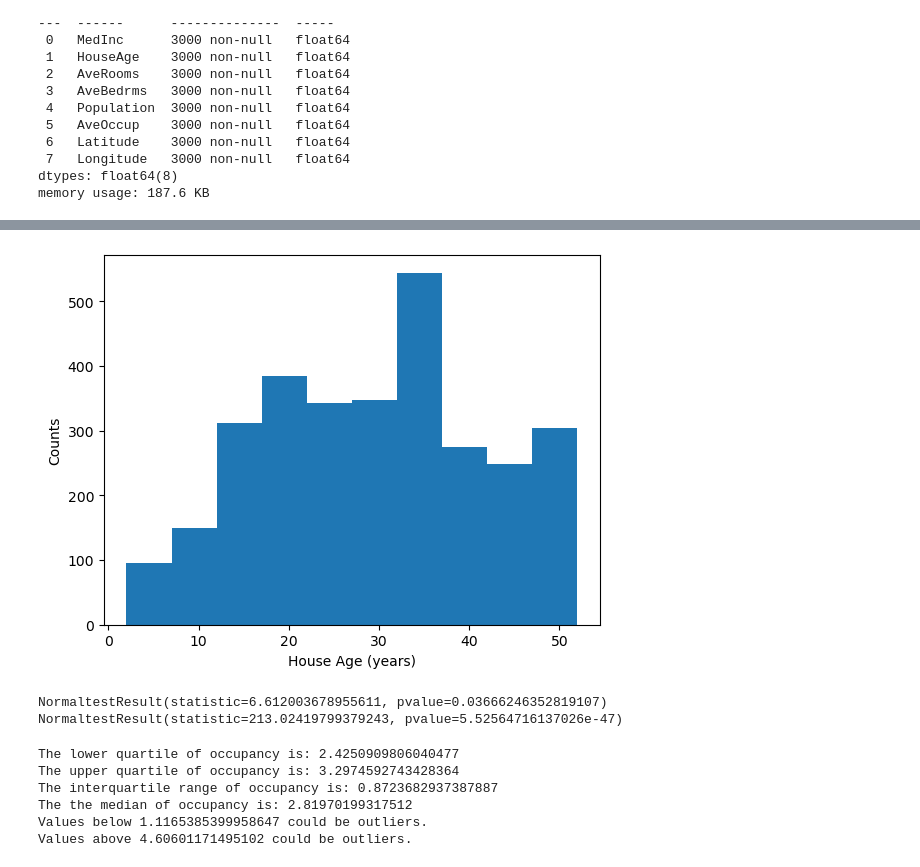
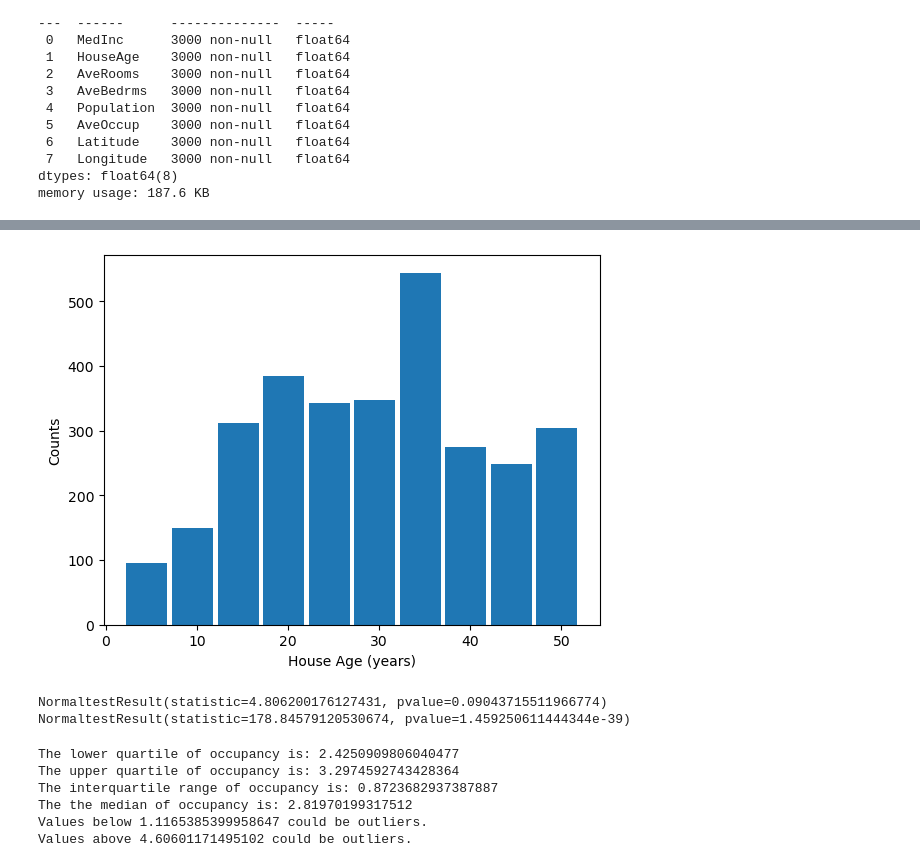
Before and after one commit to DylanSui799/UCBBootCampWork, a Jupyter notebook: 01-Sessions/05-Data-Visualization/3/Activities/03-Stu_Summary_Stats_Python/Solved/summary_stats_solution.ipynb, the cells around one changed output, grey strips where cells are left out. Drawn from its saved outputs; the diff is of its cells as text; code cells hidden in the pictures.

```diff
--- a/01-Sessions/05-Data-Visualization/3/Activities/03-Stu_Summary_Stats_Python/Solved/summary_stats_solution.ipynb
+++ b/01-Sessions/05-Data-Visualization/3/Activities/03-Stu_Summary_Stats_Python/Solved/summary_stats_solution.ipynb
@@ -51,15 +56,15 @@ Name: Population, dtype: float64
 # %%
 # Determine if the house age in California is normally distributed using a small and large sample size.
-plt.hist(california_data['HouseAge'])
+plt.hist(california_data['HouseAge'],rwidth=0.9)
 plt.xlabel('House Age (years)')
 plt.ylabel('Counts')
 plt.show()
 print(st.normaltest(california_data["HouseAge"].sample(100)))
 print(st.normaltest(california_data["HouseAge"].sample(2000)))
 # %% [output]
-[figure, old version]
+[figure, new version]
-NormaltestResult(statistic=6.612003678955611, pvalue=0.03666246352819107)
-NormaltestResult(statistic=213.02419799379243, pvalue=5.52564716137026e-47)
+NormaltestResult(statistic=4.806200176127431, pvalue=0.09043715511966774)
+NormaltestResult(statistic=178.84579120530674, pvalue=1.459250611444344e-39)
 # %%
 # Determine if there are any potential outliers in the average occupancy in California
 quartiles = california_data['AveOccup'].quantile([.25,.5,.75])
```
Also changed, not shown: parts of 3 cells of this notebook, 8 other files.
